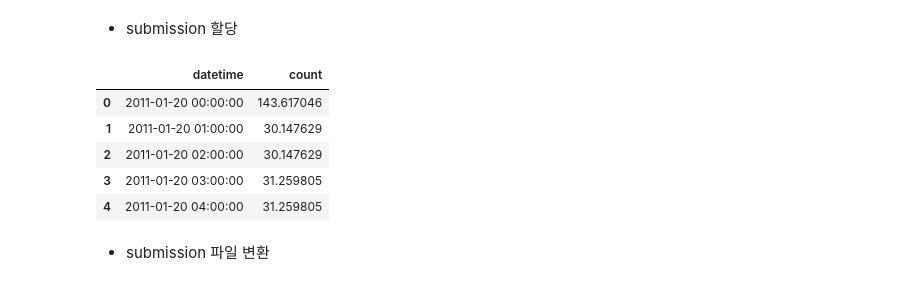
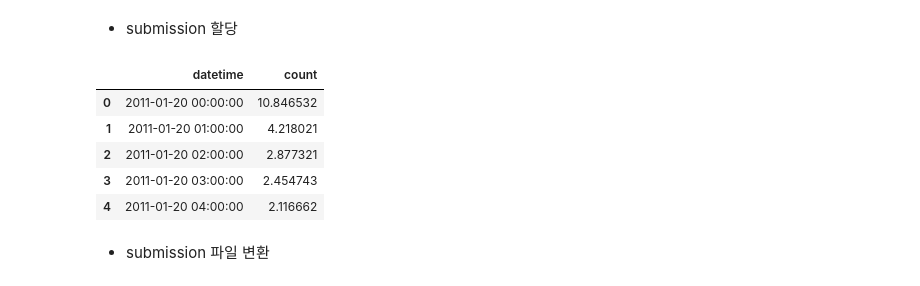
Before and after one commit to yebiny/SkillTreePython-DataAnalysis, a Jupyter notebook: 05.머신러닝기반데이터분석/해설/ch05_14_실전머신러닝_자전거_수요예측.ipynb, the cells around one changed output. Drawn from its saved outputs; the diff is of its cells as text; code cells hidden in the pictures.

````diff
--- a/05.머신러닝기반데이터분석/해설/ch05_14_실전머신러닝_자전거_수요예측.ipynb
+++ b/05.머신러닝기반데이터분석/해설/ch05_14_실전머신러닝_자전거_수요예측.ipynb
@@ -387,6 +541,35 @@ test.head(3)
 # %% [markdown]
 * 사용할 피쳐 선택
+# %%
+selected = [
+ 'holiday',
+ 'workingday',
+ 'temp',
+ 'atemp',
+ 'humidity',
+ 'windspeed',
+# 'datetime',
+ 'year',
+# 'month',
+ 'hour',
+ 'dayofweek',
+ 'season_1',
+ 'season_2',
+ 'season_3',
+ 'season_4',
+ 'weather_1',
+ 'weather_2',
+ 'weather_3',
+ 'weather_4',
+ 'pca',
+]
 # %% [markdown]
 ### | 데이터 분할
 # %% [markdown]
 #### 훈련-테스트 데이터 분할
+# %%
+df_train = df[selected+['log_count']].iloc[:n_train]
+X = df_train[selected]
+y = df_train['log_count']
+X_test = df[selected].iloc[n_train:]
+X.shape, y.shape, X_test.shape
@@ -403,3 +601,11 @@ from sklearn.model_selection import train_test_split
 X_train, X_valid, y_train, y_valid = train_test_split()
 X_train.shape, y_train.shape, X_valid.shape, y_valid.shape, X_test.shape
 ```
+# %%
+from sklearn.model_selection import train_test_split
+
+X_train, X_valid, y_train, y_valid = train_test_split(X, y,
+                                                      test_size=0.2,
+                                                      random_state=1,
+                                                      shuffle=True)
+X_train.shape, y_train.shape, X_valid.shape, y_valid.shape, X_test.shape
@@ -567,6 +804,7 @@ score:1.165
 * 최적화된 모델을 이용한 테스트 예측
 # %%
 pred_rfgrid = rf_grid.predict(X_test)
-print(pred_rfgrid[:2])
 pred_rfgrid = inverse_log(pred_rfgrid)
-print(pred_rfgrid[:2])
+
+pred_lgbgrid = lgb_grid.predict(X_test)
+pred_lgbgrid = inverse_log(pred_lgbgrid)
@@ -578,15 +813,15 @@ print(pred_rfgrid[:2])
 # %% [markdown]
 * submission 할당
 # %%
-submission['count'] = pred_rfgrid
+submission['count'] = pred_lgbgrid
 submission.head()
 # %% [output]
 |  | datetime | count |
-| 0 | 2011-01-20 00:00:00 | 143.617046 |
-| 1 | 2011-01-20 01:00:00 | 30.147629 |
-| 2 | 2011-01-20 02:00:00 | 30.147629 |
-| 3 | 2011-01-20 03:00:00 | 31.259805 |
-| 4 | 2011-01-20 04:00:00 | 31.259805 |
+| 0 | 2011-01-20 00:00:00 | 10.846532 |
+| 1 | 2011-01-20 01:00:00 | 4.218021 |
+| 2 | 2011-01-20 02:00:00 | 2.877321 |
+| 3 | 2011-01-20 03:00:00 | 2.454743 |
+| 4 | 2011-01-20 04:00:00 | 2.116662 |
 # %% [markdown]
 * submission 파일 변환
 # %%
````
Also changed, not shown: parts of 39 cells of this notebook.
